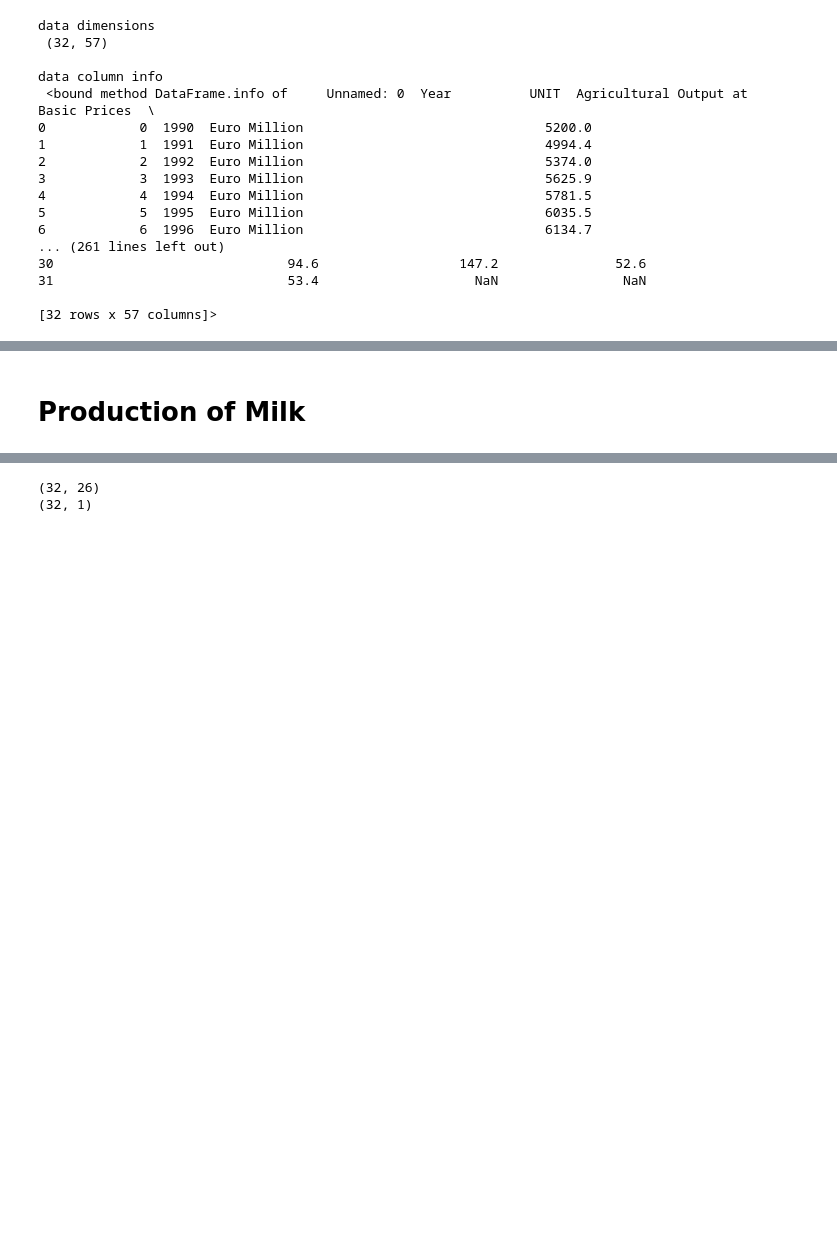
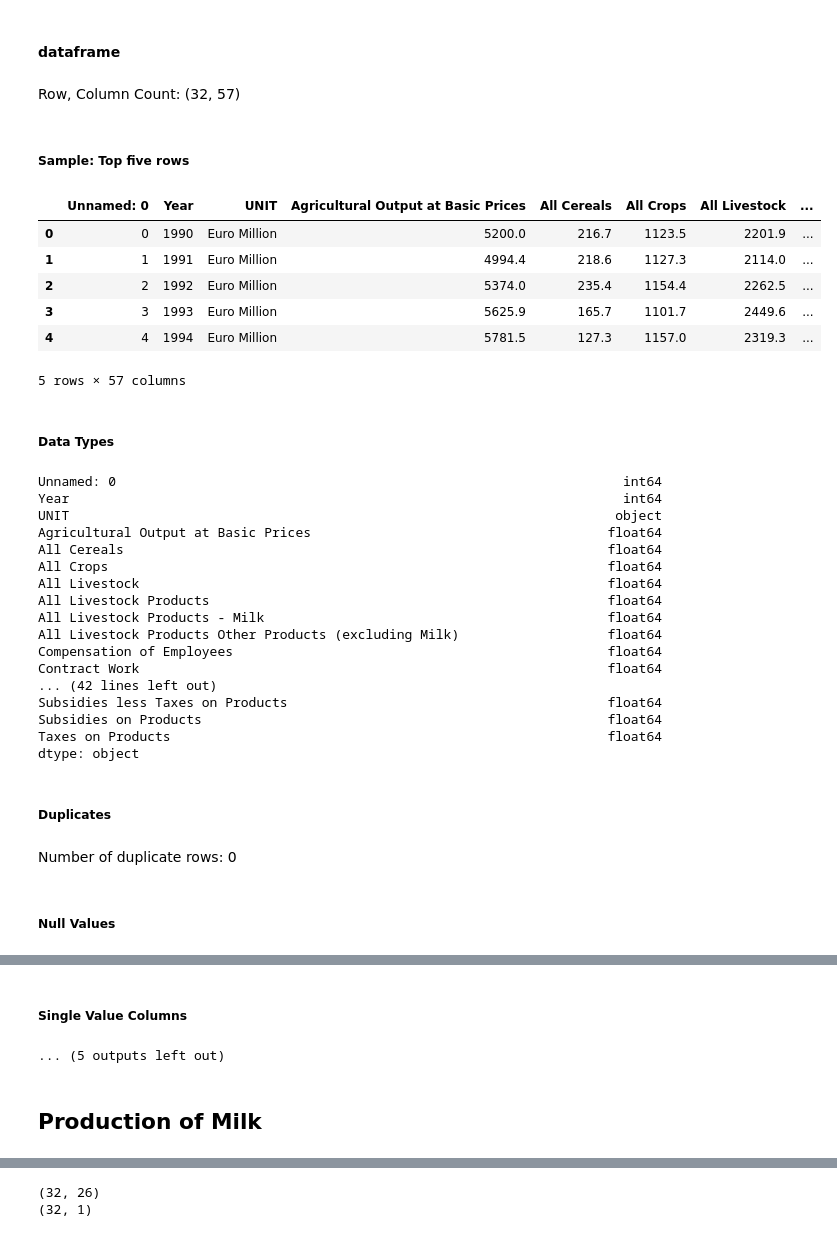
Before and after one commit to TahirAwwad/agriculture-data-analytics, a Jupyter notebook: notebooks/notebook-03-Model-milk-production.ipynb, the cells around one changed output, grey strips where cells are left out. Cells and saved outputs as stored; diff of their text form; code cells hidden in the pictures; blank space fills up the shorter version.

```diff
--- a/notebooks/notebook-03-Model-milk-production.ipynb
+++ b/notebooks/notebook-03-Model-milk-production.ipynb
@@ -6,23 +48,35 @@ import numpy as np
 # %%
-df = pd.read_csv("../assets/TA_inputoutputvalue_1990_2021_CSO.csv")
-print("data dimensions \n",df.shape)
-print()
-print("data column info \n",df.info)
+df.head()
+eda_reports.print_dataframe_analysis_report(df)
 # %% [output]
+dataframe
+Row, Column Count: (32, 57)
+Sample: Top five rows
+|  | Unnamed: 0 | Year | UNIT | Agricultural Output at Basic Prices | All Cereals | All Crops | All Livestock | ... |
+| 0 | 0 | 1990 | Euro Million | 5200.0 | 216.7 | 1123.5 | 2201.9 | ... |
+| 1 | 1 | 1991 | Euro Million | 4994.4 | 218.6 | 1127.3 | 2114.0 | ... |
+| 2 | 2 | 1992 | Euro Million | 5374.0 | 235.4 | 1154.4 | 2262.5 | ... |
+| 3 | 3 | 1993 | Euro Million | 5625.9 | 165.7 | 1101.7 | 2449.6 | ... |
+| 4 | 4 | 1994 | Euro Million | 5781.5 | 127.3 | 1157.0 | 2319.3 | ... |
-data dimensions
- (32, 57)
-
-data column info
- <bound method DataFrame.info of     Unnamed: 0  Year          UNIT  Agricultural Output at Basic Prices  \
-0            0  1990  Euro Million                               5200.0
-1            1  1991  Euro Million                               4994.4
-2            2  1992  Euro Million                               5374.0
-3            3  1993  Euro Million                               5625.9
-4            4  1994  Euro Million                               5781.5
-5            5  1995  Euro Million                               6035.5
-6            6  1996  Euro Million                               6134.7
-... (261 lines left out)
-30                              94.6                  147.2               52.6
-31                              53.4                    NaN                NaN
-
-[32 rows x 57 columns]>
+5 rows × 57 columns
+Data Types
+Unnamed: 0                                                                 int64
+Year                                                                       int64
+UNIT                                                                      object
+Agricultural Output at Basic Prices                                      float64
+All Cereals                                                              float64
+All Crops                                                                float64
+All Livestock                                                            float64
+All Livestock Products                                                   float64
+All Livestock Products - Milk                                            float64
+All Livestock Products Other Products (excluding Milk)                   float64
+Compensation of Employees                                                float64
+Contract Work                                                            float64
+... (42 lines left out)
+Subsidies less Taxes on Products                                         float64
+Subsidies on Products                                                    float64
+Taxes on Products                                                        float64
+dtype: object
+Duplicates
+Number of duplicate rows: 0
+Null Values
@@ -29,2 +100,4 @@ data column info
+Single Value Columns
+... (5 outputs left out)
 # %% [markdown]
-# Production of Milk
+## Production of Milk
```
Also changed, not shown: parts of 23 cells of this notebook, 1 other file.
